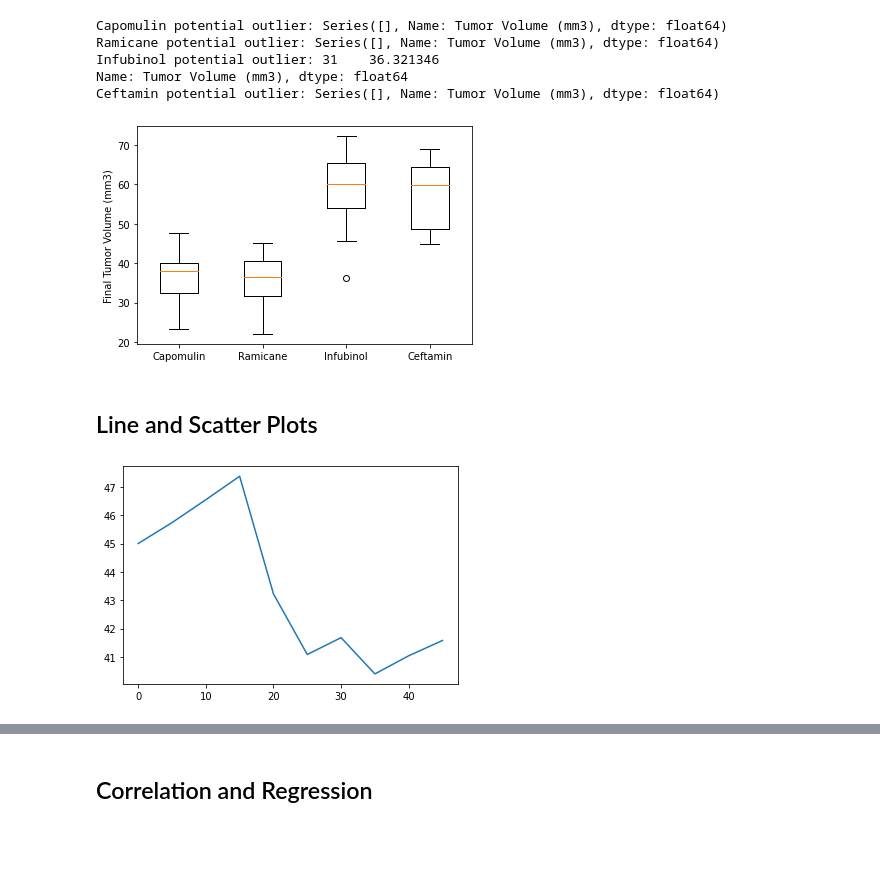
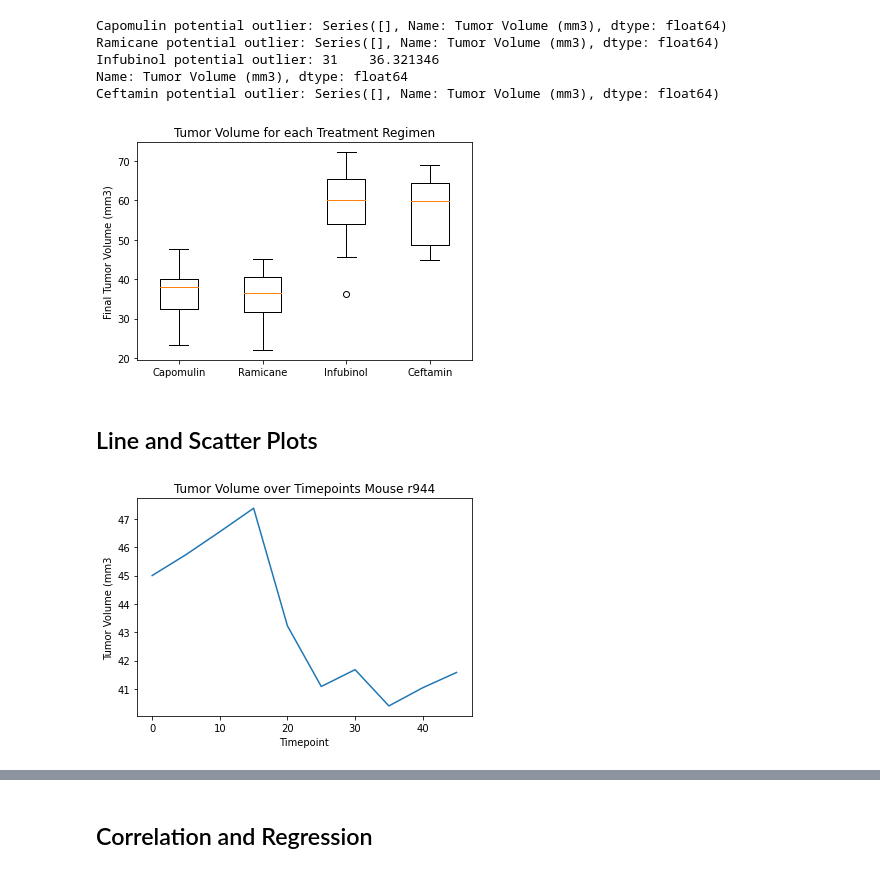
Before and after one commit to LibertyHeise/Pharma-Regimen-Analysis_matplotlib, a Jupyter notebook: pymaceuticalsLH.ipynb, the cells around one changed output, grey strips where cells are left out. Cells and saved outputs as stored; diff of their text form; code cells hidden in the pictures; blank space fills up the shorter version.

```diff
--- a/pymaceuticalsLH.ipynb
+++ b/pymaceuticalsLH.ipynb
@@ -319,10 +319,11 @@ Ceftamin potential outlier: Series([], Name: Tumor Volume (mm3), dtype: float64)
 # %%
 # Generate a box plot that shows the distrubution of the tumor volume for each treatment group.
 plt.boxplot(Tumor_Volume_Data, labels = drug_names)
 plt.ylabel("Final Tumor Volume (mm3)")
+plt.title("Tumor Volume for each Treatment Regimen")
 plt.show()
 # %% [output]
-[figure, old version]
+[figure, new version]
 # %% [markdown]
 ## Line and Scatter Plots
 # %%
@@ -330,8 +331,11 @@ plt.show()
 mice_capomulin = clean_df.loc[clean_df["Drug Regimen"]=="Capomulin"]
 mouse_data = mice_capomulin.loc[mice_capomulin["Mouse ID"]=="r944"]
 plt.plot(mouse_data["Timepoint"], mouse_data["Tumor Volume (mm3)"])
+plt.xlabel("Timepoint")
+plt.ylabel("Tumor Volume (mm3")
+plt.title("Tumor Volume over Timepoints Mouse r944")
 plt.show()
 # %% [output]
-[figure, old version]
+[figure, new version]
 # %%
 # Generate a scatter plot of average tumor volume vs. mouse weight for the Capomulin regimen
```
Also changed, not shown: parts of 2 cells of this notebook.
